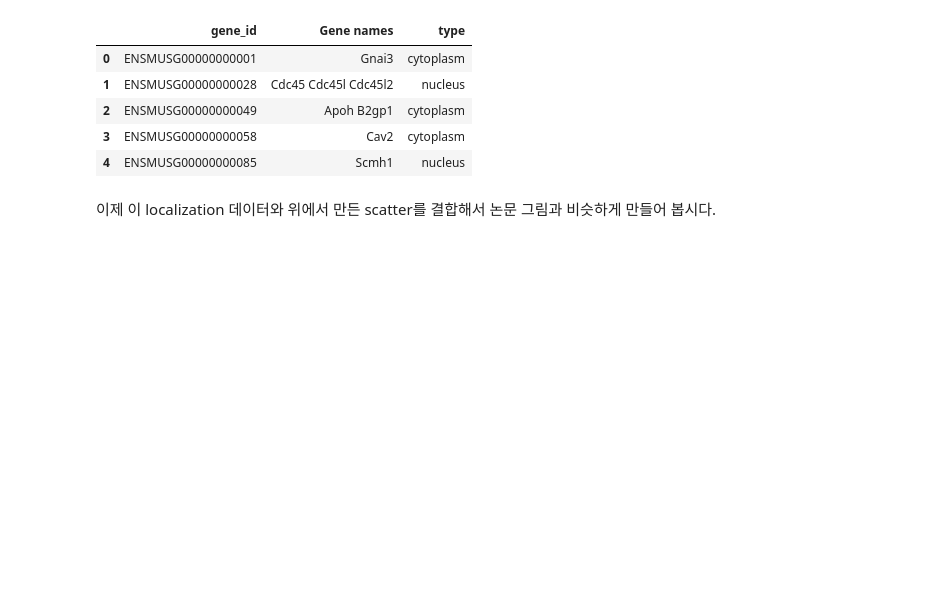
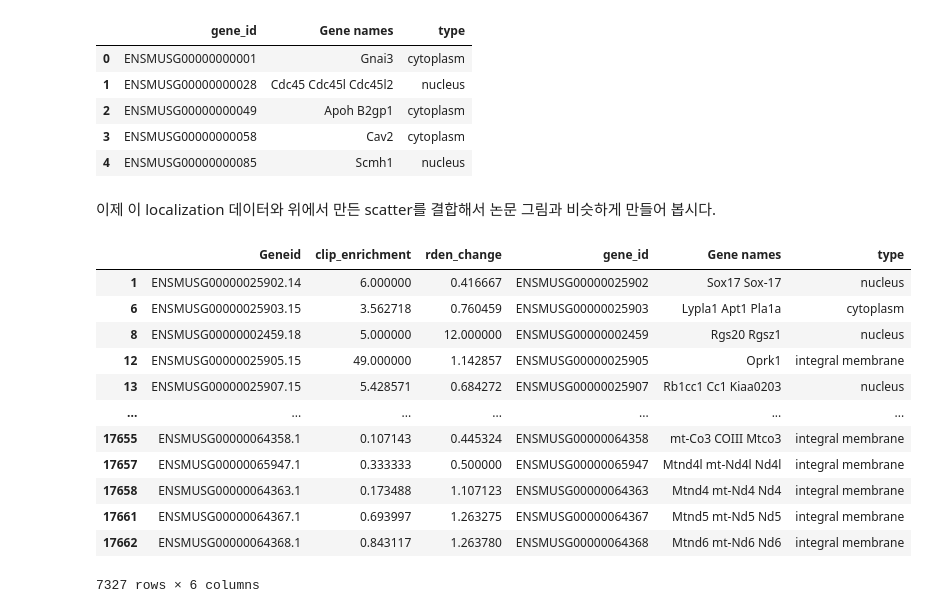
Before and after one commit to Junhyeong02/bioinfo1_project, a Jupyter notebook: CoLab_TermProj_2025_1.ipynb, the cells around one changed output. Drawn from its saved outputs; the diff is of its cells as text; code cells hidden in the pictures; blank space fills up the shorter version.

```diff
--- a/CoLab_TermProj_2025_1.ipynb
+++ b/CoLab_TermProj_2025_1.ipynb
@@ -330,0 +382,4 @@ mouselocal.head()
+# %%
+df2 = cnts_drop_zero.reset_index()[["Geneid", 'clip_enrichment', 'rden_change']]
+# %%
+df2["gene_id"] = df2["Geneid"].apply(lambda x: x.split(".")[0])
@@ -330,0 +393,16 @@ mouselocal.head()
+# %%
+df_dropna
+# %% [output]
+|  | Geneid | clip_enrichment | rden_change | gene_id | Gene names | type |
+| 1 | ENSMUSG00000025902.14 | 6.000000 | 0.416667 | ENSMUSG00000025902 | Sox17 Sox-17 | nucleus |
+| 6 | ENSMUSG00000025903.15 | 3.562718 | 0.760459 | ENSMUSG00000025903 | Lypla1 Apt1 Pla1a | cytoplasm |
+| 8 | ENSMUSG00000002459.18 | 5.000000 | 12.000000 | ENSMUSG00000002459 | Rgs20 Rgsz1 | nucleus |
+| 12 | ENSMUSG00000025905.15 | 49.000000 | 1.142857 | ENSMUSG00000025905 | Oprk1 | integral membrane |
+| 13 | ENSMUSG00000025907.15 | 5.428571 | 0.684272 | ENSMUSG00000025907 | Rb1cc1 Cc1 Kiaa0203 | nucleus |
+| ... | ... | ... | ... | ... | ... | ... |
+| 17655 | ENSMUSG00000064358.1 | 0.107143 | 0.445324 | ENSMUSG00000064358 | mt-Co3 COIII Mtco3 | integral membrane |
+| 17657 | ENSMUSG00000065947.1 | 0.333333 | 0.500000 | ENSMUSG00000065947 | Mtnd4l mt-Nd4l Nd4l | integral membrane |
+| 17658 | ENSMUSG00000064363.1 | 0.173488 | 1.107123 | ENSMUSG00000064363 | Mtnd4 mt-Nd4 Nd4 | integral membrane |
+| 17661 | ENSMUSG00000064367.1 | 0.693997 | 1.263275 | ENSMUSG00000064367 | Mtnd5 mt-Nd5 Nd5 | integral membrane |
+| 17662 | ENSMUSG00000064368.1 | 0.843117 | 1.263780 | ENSMUSG00000064368 | Mtnd6 mt-Nd6 Nd6 | integral membrane |
+7327 rows × 6 columns
```
Also changed, not shown: parts of 17 cells of this notebook.
